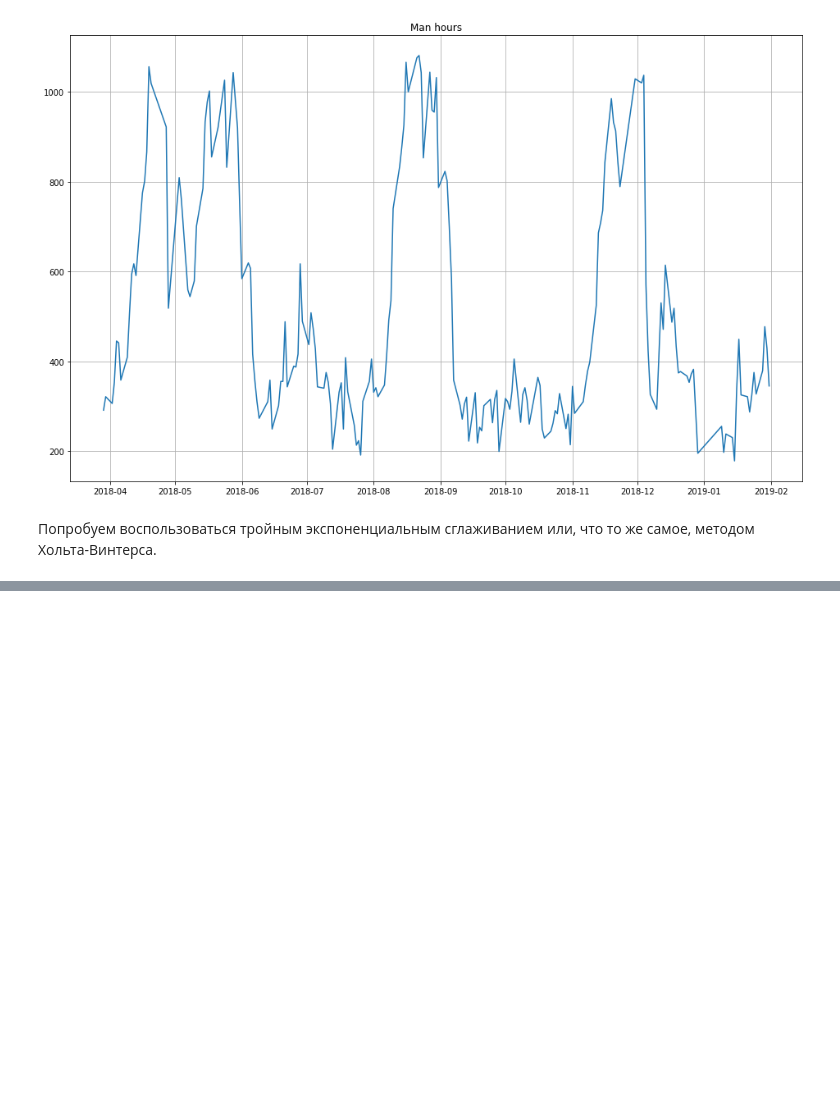
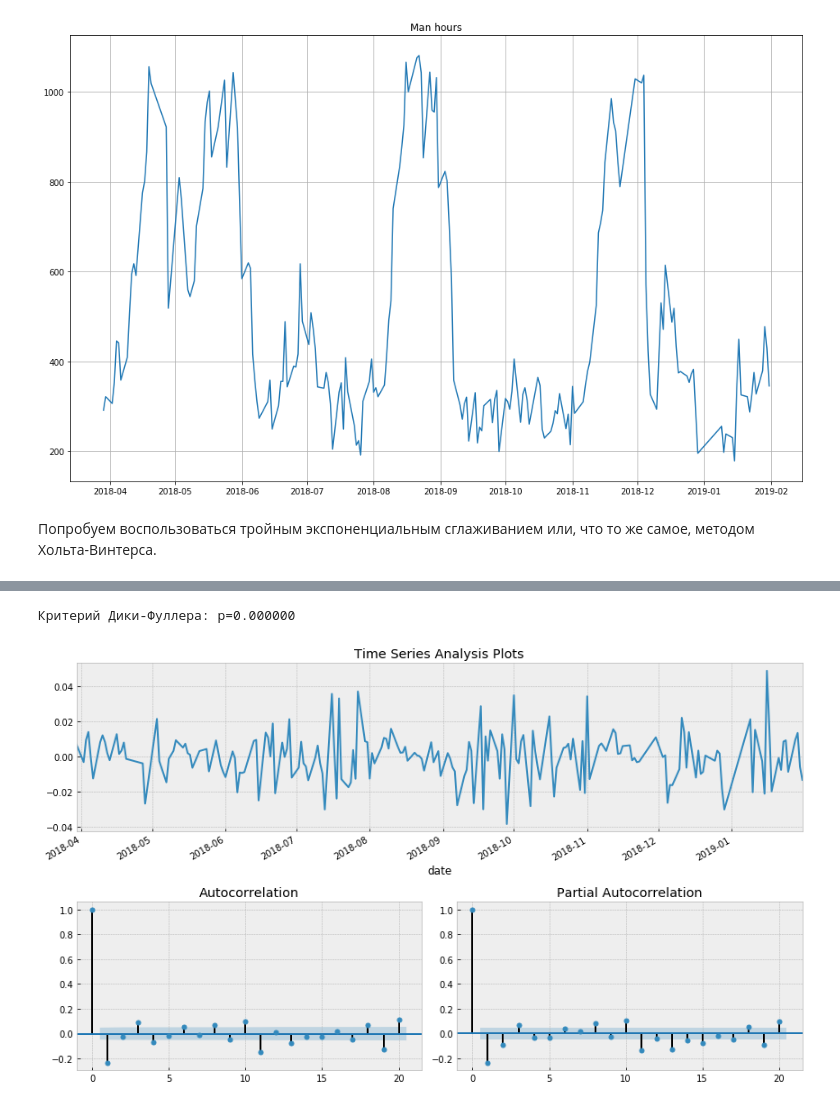
Before and after one commit to Penitto/StochProcs2, a Jupyter notebook: proj2.ipynb, the cells around one changed output, grey strips where cells are left out. Drawn from its saved outputs; the diff is of its cells as text; code cells hidden in the pictures; blank space fills up the shorter version.

```diff
--- a/proj2.ipynb
+++ b/proj2.ipynb
@@ -208,0 +315,10 @@ def timeseriesCVscore(x):
+# %%
+data['manHours_season'] = data.manHours_box - data.manHours_box.shift(1)
+tsplot(data.manHours_season[1:].dropna(), lags=20)
+
+D = 1
+p = 3
+q = 3
+# %% [output]
+Критерий Дики-Фуллера: p=0.000000
+[figure, added]
```
Also changed, not shown: parts of 26 cells of this notebook.
